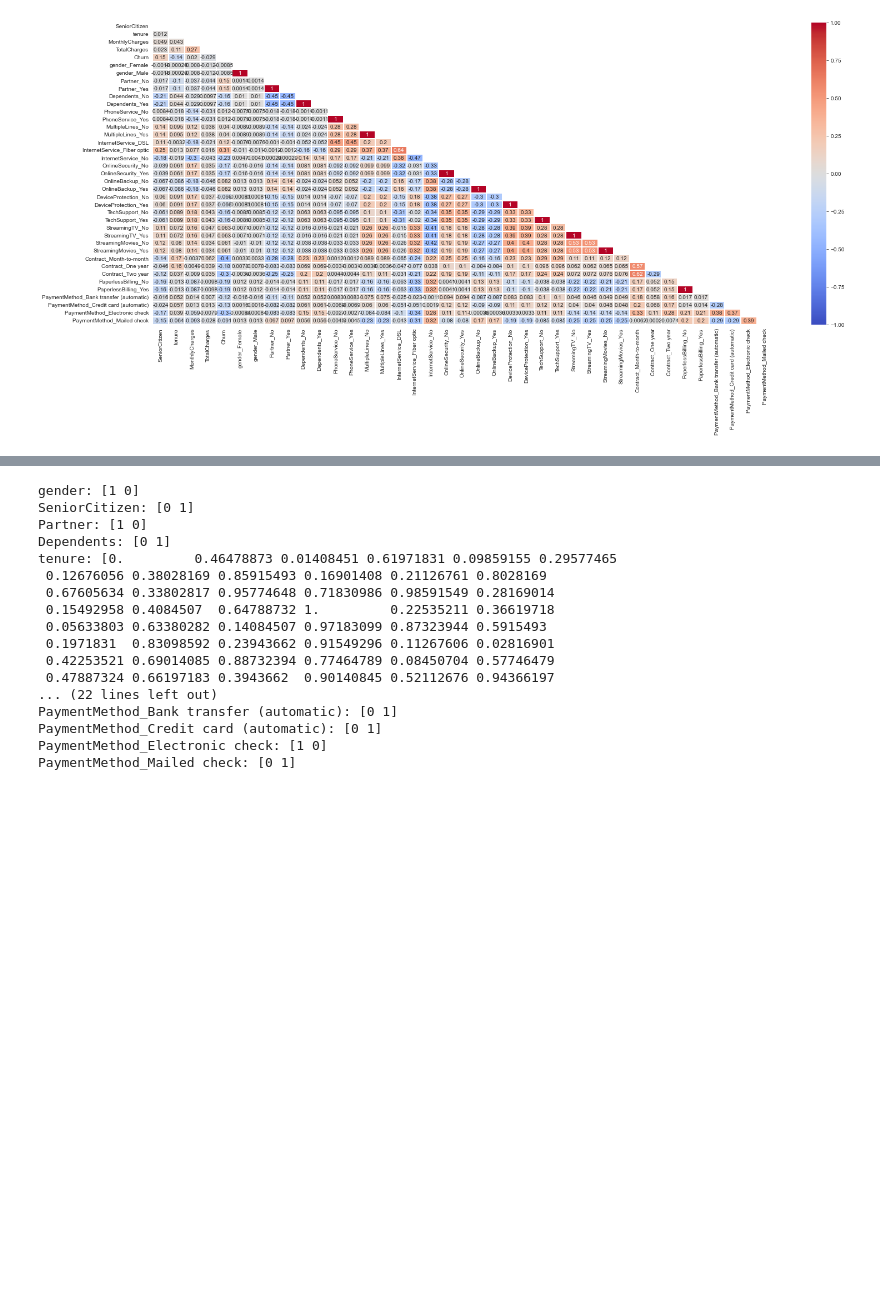
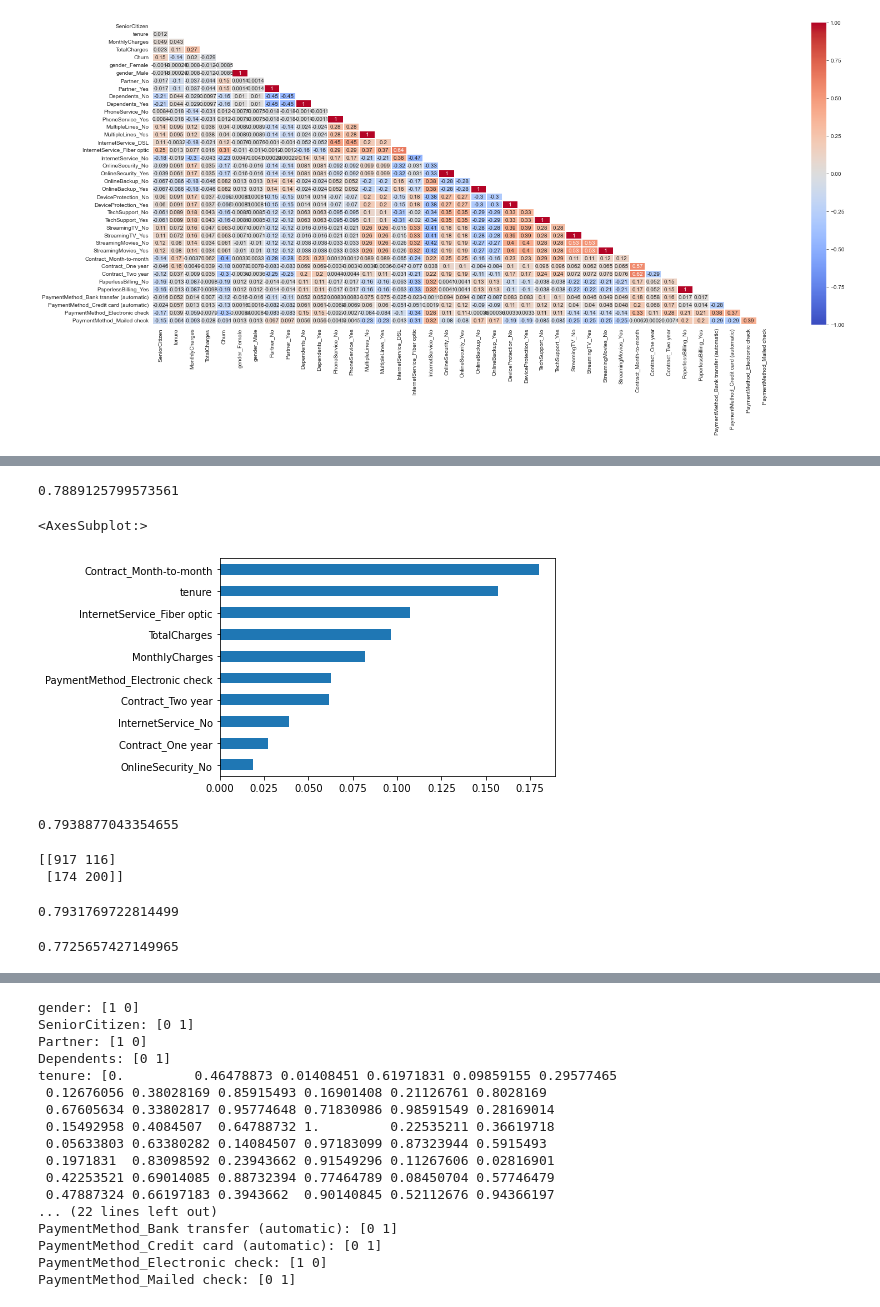
Before and after one commit to furkaneneseren/Telco-Churn-Prediction, a Jupyter notebook: churn-prediction.ipynb, the cells around one changed output, grey strips where cells are left out. Drawn from its saved outputs; the diff is of its cells as text; code cells hidden in the pictures; blank space fills up the shorter version.

```diff
--- a/churn-prediction.ipynb
+++ b/churn-prediction.ipynb
@@ -544,0 +561,20 @@ ax = sns.heatmap(corr, mask=mask, xticklabels=corr.columns, yticklabels=corr.col
+# %%
+X_train, X_test, y_train, y_test = train_test_split(X, y, test_size=0.2, random_state=SEED)
+model_rf = RandomForestClassifier(n_estimators=1000 , oob_score = True, n_jobs = -1,
+                                  random_state =50, max_features = "auto",
+                                  max_leaf_nodes = 30)
+model_rf.fit(X_train, y_train)
+
+# Make predictions
+prediction_test = model_rf.predict(X_test)
+print (metrics.accuracy_score(y_test, prediction_test))
+# %% [output]
+0.7889125799573561
+# %%
+importances = model_rf.feature_importances_
+weights = pd.Series(importances,
+                 index=X.columns.values)
+weights.sort_values()[-10:].plot(kind = 'barh')
+# %% [output]
+<AxesSubplot:>
+[figure, added]
@@ -544,0 +583,26 @@ ax = sns.heatmap(corr, mask=mask, xticklabels=corr.columns, yticklabels=corr.col
+# %%
+model.svm = SVC(kernel='linear')
+model.svm.fit(X_train,y_train)
+preds = model.svm.predict(X_test)
+metrics.accuracy_score(y_test, preds)
+# %% [output]
+0.7938877043354655
+# %%
+print(confusion_matrix(y_test,preds))
+# %% [output]
+[[917 116]
+ [174 200]]
+# %%
+model = AdaBoostClassifier(random_state=SEED)
+model.fit(X_train,y_train)
+preds = model.predict(X_test)
+metrics.accuracy_score(y_test, preds)
+# %% [output]
+0.7931769722814499
+# %%
+model = xgb.XGBClassifier(random_state=SEED)
+model.fit(X_train, y_train)
+preds = model.predict(X_test)
+metrics.accuracy_score(y_test, preds)
+# %% [output]
+0.7725657427149965
```
Also changed, not shown: parts of 30 cells of this notebook.
